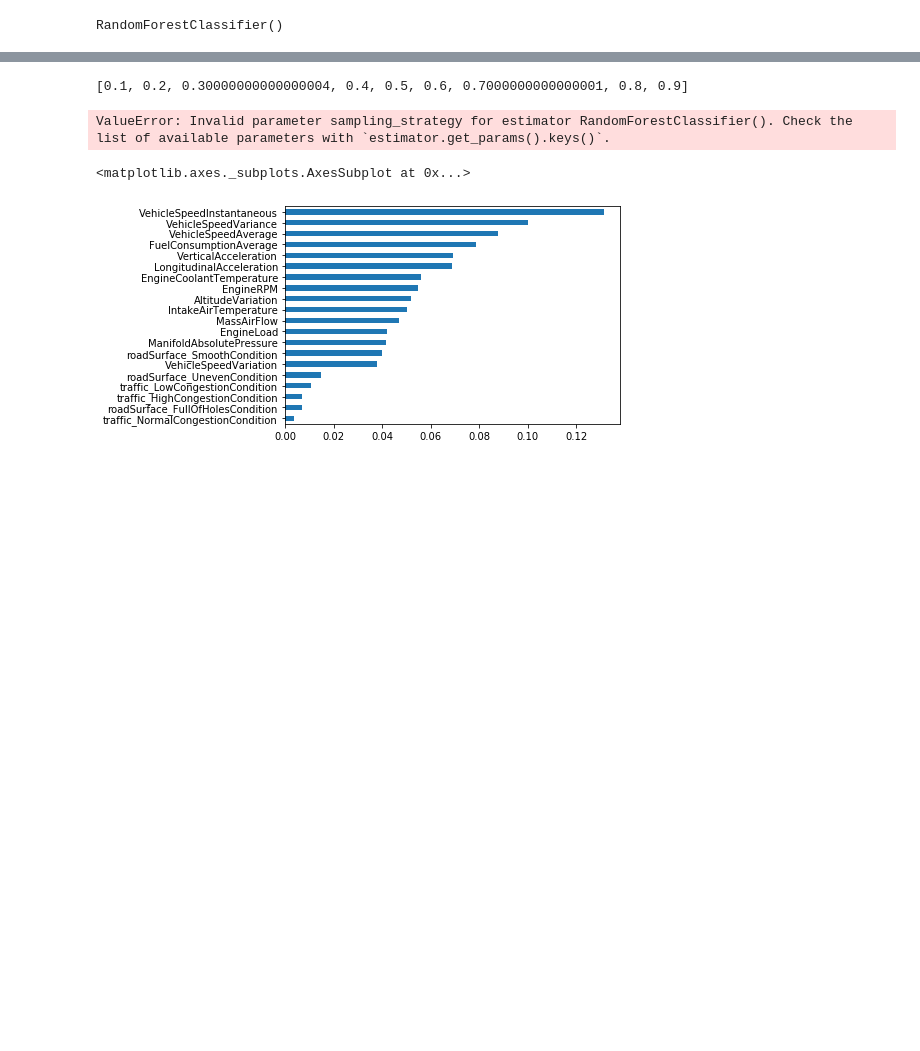
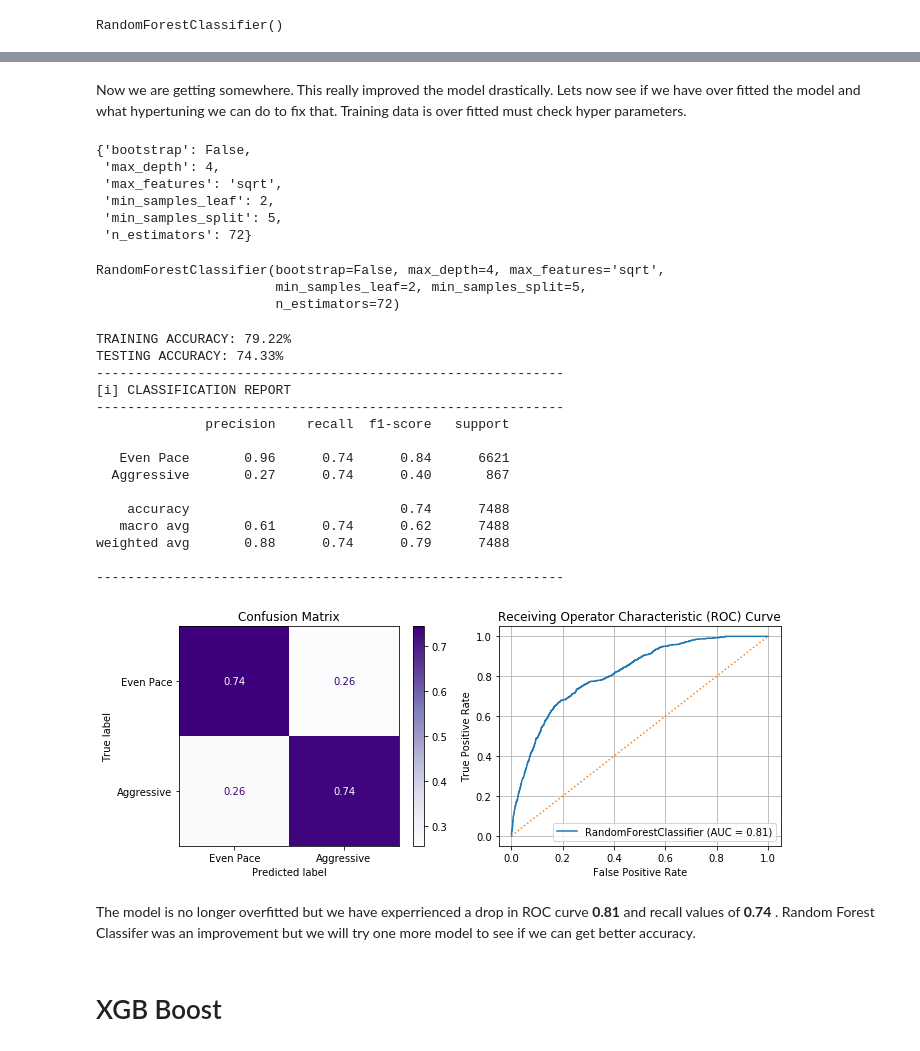
Before and after one commit to phillipojo24/dsc-mod-3-project-v2-1-onl01-dtsc-pt-041320, a Jupyter notebook: student.ipynb, the cells around one changed output, grey strips where cells are left out. Cells and saved outputs as stored; diff of their text form; code cells hidden in the pictures; blank space fills up the shorter version.

```diff
--- a/student.ipynb
+++ b/student.ipynb
@@ -583,4 +555,0 @@ weighted avg       0.95      0.95      0.95      7488
-# %%
-list(np.arange(.1,1,.1))
-# %% [output]
-[0.1, 0.2, 0.30000000000000004, 0.4, 0.5, 0.6, 0.7000000000000001, 0.8, 0.9]
@@ -595,6 +555,0 @@ grid = GridSearchCV(rfc_smote,params,scoring='recall',n_jobs=-1,cv= 3)
-# %%
-## Fit and print best params
-grid.fit(X_trainres, y_trainres)
-grid.best_index_
-# %% [output]
-ValueError: Invalid parameter sampling_strategy for estimator RandomForestClassifier(). Check the list of available parameters with `estimator.get_params().keys()`.
@@ -603,5 +556,64 @@ rfc_importance = pd.Series(rfc.feature_importances_, index = X_train_df.columns)
-# %%
-rfc_importance.sort_values().plot(kind ='barh')
-# %% [output]
-<matplotlib.axes._subplots.AxesSubplot at 0x...>
-[figure, removed]
+# %% [markdown]
+Now we are getting somewhere. This really improved the model drastically. Lets now see if we have over fitted the model and what hypertuning we can do to fix that. Training data is over fitted must check hyper parameters.
+# %%
+# Number of trees in random forest
+n_estimators = [int(x) for x in np.linspace(start = 10, stop = 80, num = 10)]
+# Number of features to consider at every split
+max_features = ['auto', 'sqrt']
+# Maximum number of levels in tree
+max_depth = [2,4]
+# Minimum number of samples required to split a node
+min_samples_split = [2, 5]
+# Minimum number of samples required at each leaf node
+min_samples_leaf = [1, 2]
+# Method of selecting samples for training each tree
+bootstrap = [True, False]
+# %%
+# Create the param grid
+param_grid = {'n_estimators': n_estimators,
+               'max_features': max_features,
+               'max_depth': max_depth,
+               'min_samples_split': min_samples_split,
+               'min_samples_leaf': min_samples_leaf,
+               'bootstrap': bootstrap}
+# %%
+grid = GridSearchCV(rfc_smote,param_grid= param_grid,scoring='recall',n_jobs=-1,cv= 3)
+grid.fit(X_trainres, y_trainres)
+grid.best_params_
+# %% [output]
+{'bootstrap': False,
+ 'max_depth': 4,
+ 'max_features': 'sqrt',
+ 'min_samples_leaf': 2,
+ 'min_samples_split': 5,
+ 'n_estimators': 72}
+# %%
+best_rfc_smote = grid.best_estimator_
+best_rfc_smote.fit(X_trainres, y_trainres)
+# %% [output]
+RandomForestClassifier(bootstrap=False, max_depth=4, max_features='sqrt',
+                       min_samples_leaf=2, min_samples_split=5,
+                       n_estimators=72)
+# %%
+model_evaluation(best_rfc_smote, X_test_df, y_test,X_trainres, y_trainres, classes = driver_lables)
+# %% [output]
+TRAINING ACCURACY: 79.22%
+TESTING ACCURACY: 74.33%
+------------------------------------------------------------
+[i] CLASSIFICATION REPORT
+------------------------------------------------------------
+              precision    recall  f1-score   support
+
+   Even Pace       0.96      0.74      0.84      6621
+  Aggressive       0.27      0.74      0.40       867
+
+    accuracy                           0.74      7488
+   macro avg       0.61      0.74      0.62      7488
+weighted avg       0.88      0.74      0.79      7488
+
+------------------------------------------------------------
+[figure, added]
+# %% [markdown]
+The model is no longer overfitted but we have experrienced a drop in ROC curve  **0.81** and recall values of **0.74** . Random Forest Classifer was an improvement but we will try one more model to see if we can get better accuracy.
+# %% [markdown]
+# XGB Boost
```
Also changed, not shown: parts of 74 cells of this notebook, 4 other files.
